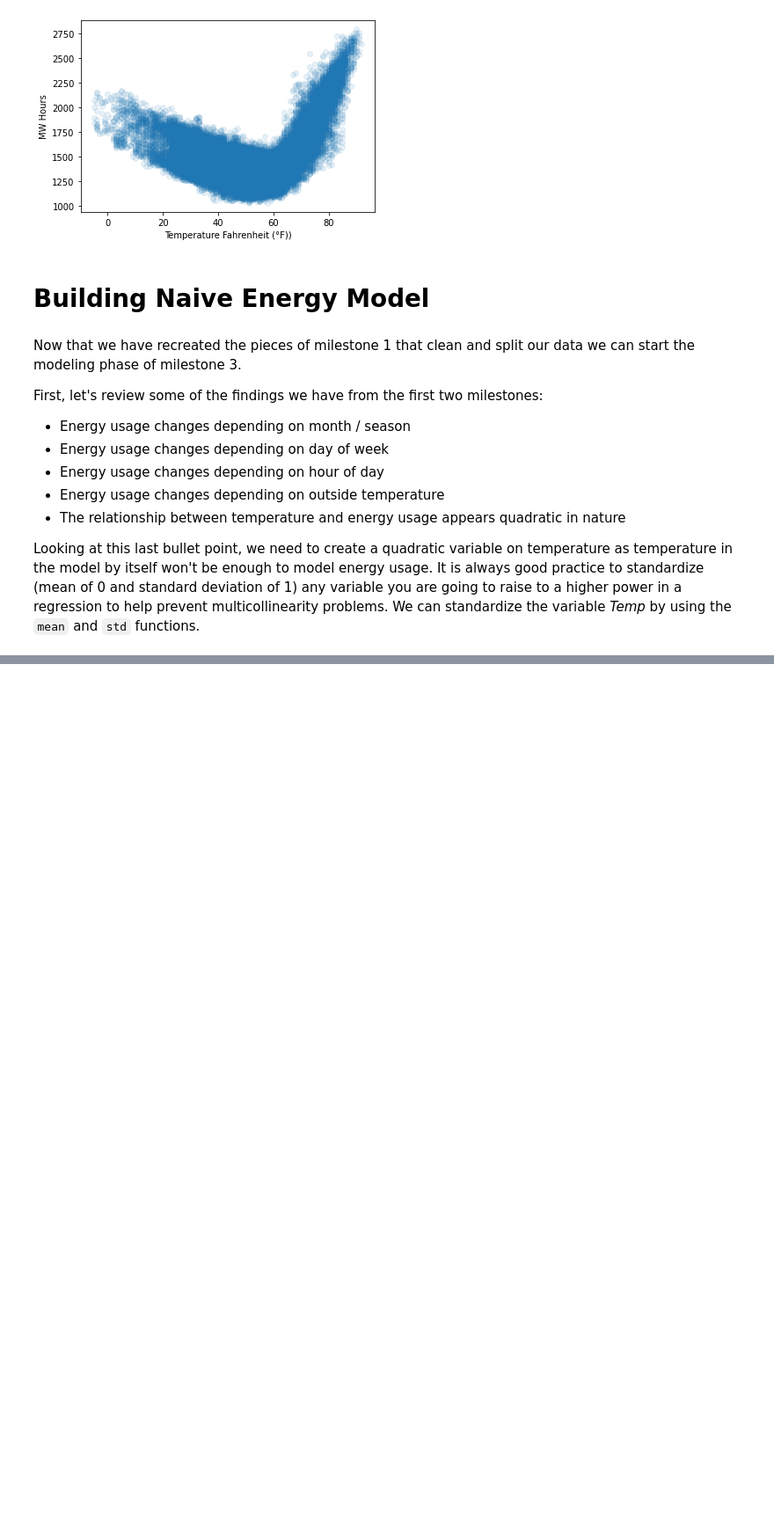
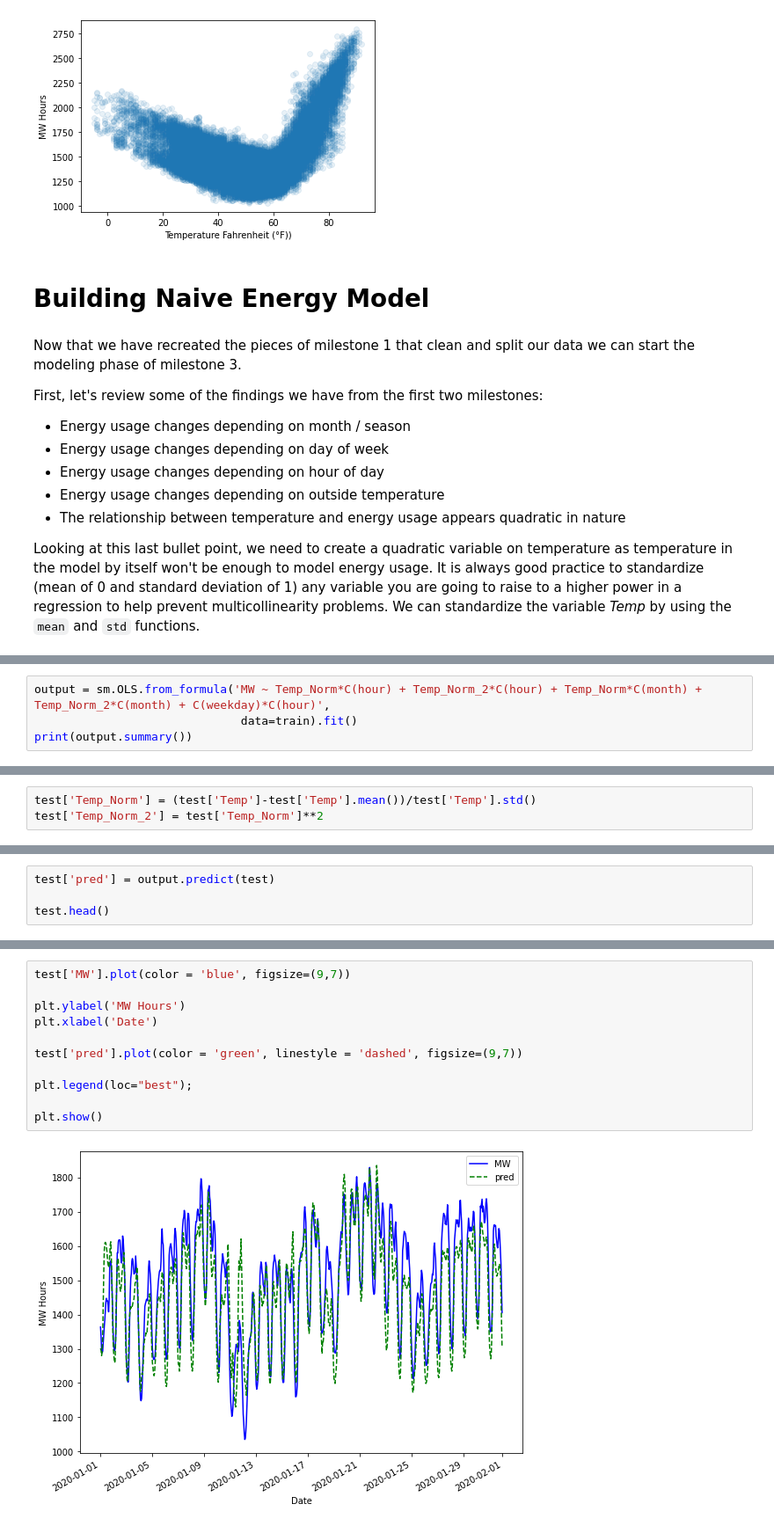
Before and after one commit to BundeAmos/Time_Series, a Jupyter notebook: Forecasting_Energy_Demand.ipynb, the cells around one changed output, grey strips where cells are left out. Shown at 88% size. Cells and saved outputs as stored; diff of their text form; blank space fills up the shorter version.

```diff
--- a/Forecasting_Energy_Demand.ipynb
+++ b/Forecasting_Energy_Demand.ipynb
@@ -241,0 +318,4 @@ Looking at this last bullet point, we need to create a quadratic variable on tem
+# %%
+output = sm.OLS.from_formula('MW ~ Temp_Norm*C(hour) + Temp_Norm_2*C(hour) + Temp_Norm*C(month) + Temp_Norm_2*C(month) + C(weekday)*C(hour)',
+                              data=train).fit()
+print(output.summary())
@@ -241,0 +353,3 @@ Looking at this last bullet point, we need to create a quadratic variable on tem
+# %%
+test['Temp_Norm'] = (test['Temp']-test['Temp'].mean())/test['Temp'].std()
+test['Temp_Norm_2'] = test['Temp_Norm']**2
@@ -241,0 +358,4 @@ Looking at this last bullet point, we need to create a quadratic variable on tem
+# %%
+test['pred'] = output.predict(test)
+
+test.head()
@@ -241,0 +370,13 @@ Looking at this last bullet point, we need to create a quadratic variable on tem
+# %%
+test['MW'].plot(color = 'blue', figsize=(9,7))
+
+plt.ylabel('MW Hours')
+plt.xlabel('Date')
+
+test['pred'].plot(color = 'green', linestyle = 'dashed', figsize=(9,7))
+
+plt.legend(loc="best");
+
+plt.show()
+# %% [output]
+[figure, added]
```
Also changed, not shown: parts of 19 cells of this notebook.
